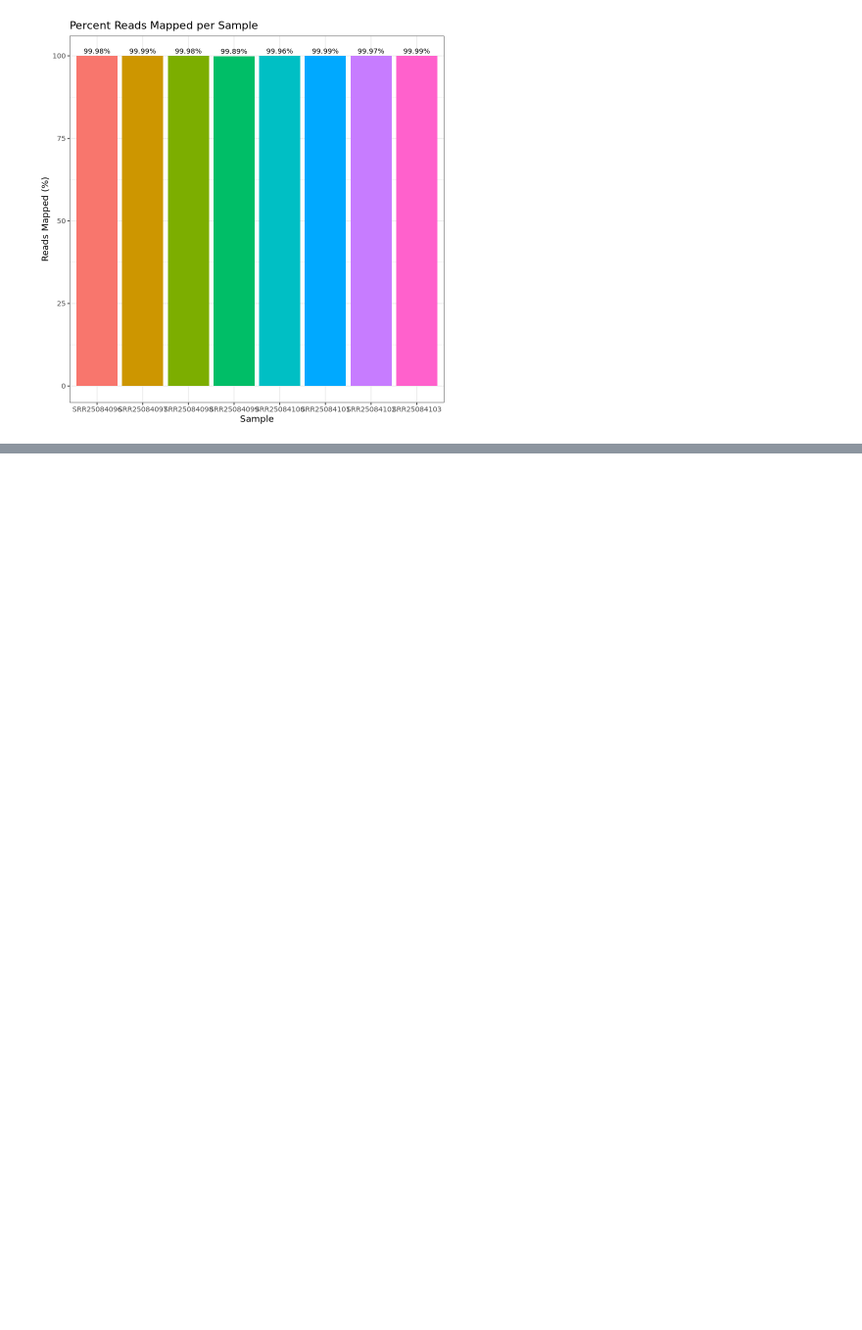
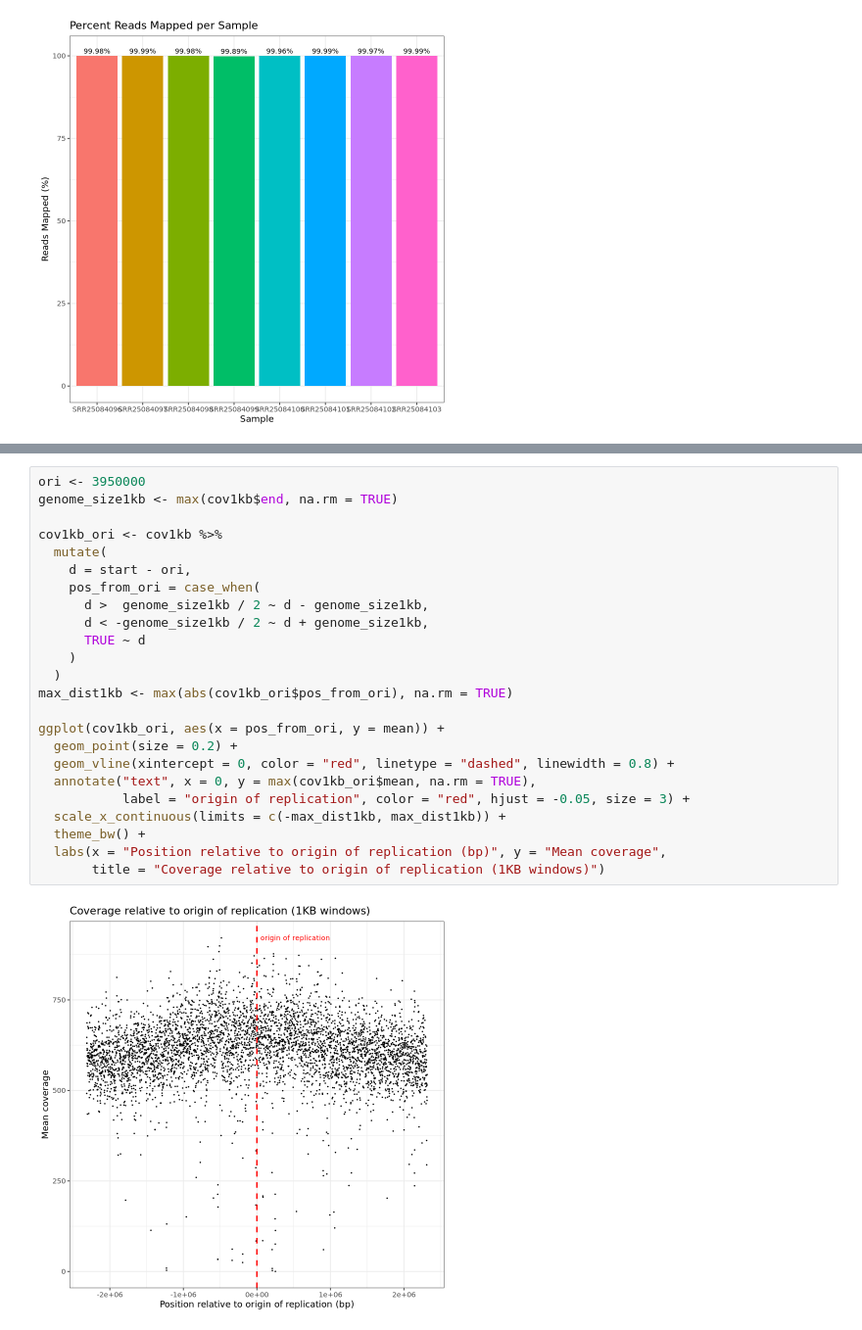
Before and after one commit to mtzingarella/VariantCalling-DenovoAssembly-StudyReplication, a Jupyter notebook: notebooks/Post_Alignment_QC.ipynb, the cells around one changed output, grey strips where cells are left out. Shown at 98% size. Cells and saved outputs as stored; diff of their text form; blank space fills up the shorter version.

```diff
--- a/notebooks/Post_Alignment_QC.ipynb
+++ b/notebooks/Post_Alignment_QC.ipynb
@@ -199,0 +238,26 @@ Warning message:
+# %%
+ori <- 3950000
+genome_size1kb <- max(cov1kb$end, na.rm = TRUE)
+
+cov1kb_ori <- cov1kb %>%
+  mutate(
+    d = start - ori,
+    pos_from_ori = case_when(
+      d >  genome_size1kb / 2 ~ d - genome_size1kb,
+      d < -genome_size1kb / 2 ~ d + genome_size1kb,
+      TRUE ~ d
+    )
+  )
+max_dist1kb <- max(abs(cov1kb_ori$pos_from_ori), na.rm = TRUE)
+
+ggplot(cov1kb_ori, aes(x = pos_from_ori, y = mean)) +
+  geom_point(size = 0.2) +
+  geom_vline(xintercept = 0, color = "red", linetype = "dashed", linewidth = 0.8) +
+  annotate("text", x = 0, y = max(cov1kb_ori$mean, na.rm = TRUE),
+           label = "origin of replication", color = "red", hjust = -0.05, size = 3) +
+  scale_x_continuous(limits = c(-max_dist1kb, max_dist1kb)) +
+  theme_bw() +
+  labs(x = "Position relative to origin of replication (bp)", y = "Mean coverage",
+       title = "Coverage relative to origin of replication (1KB windows)")
+# %% [output]
+[figure, added]
```
Also changed, not shown: parts of 10 cells of this notebook.
